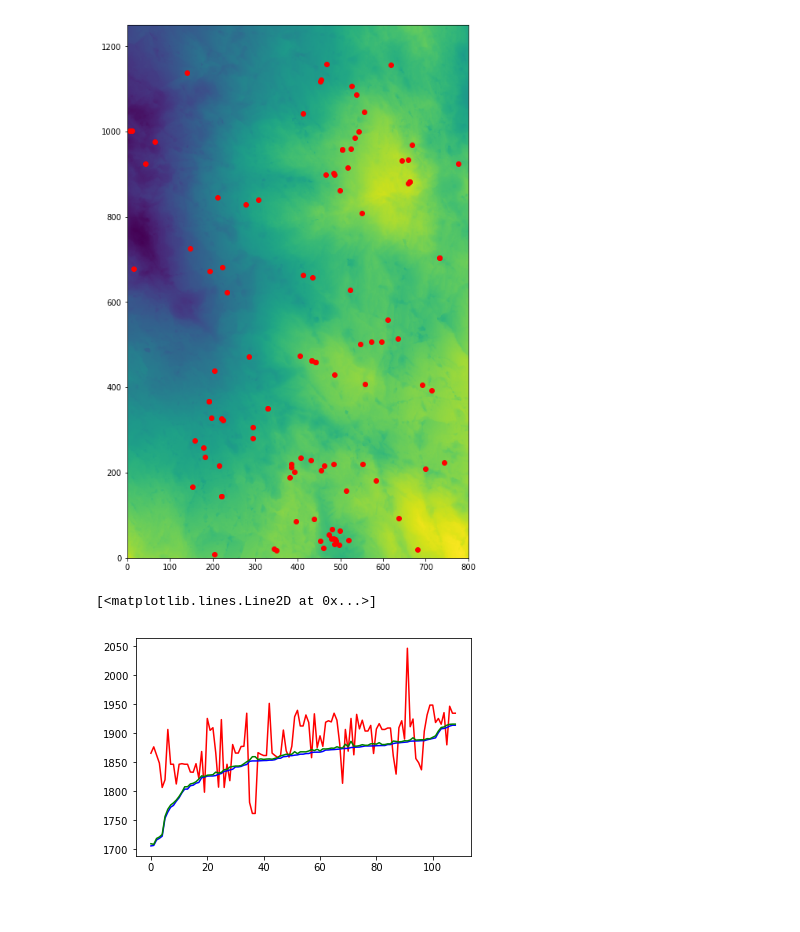
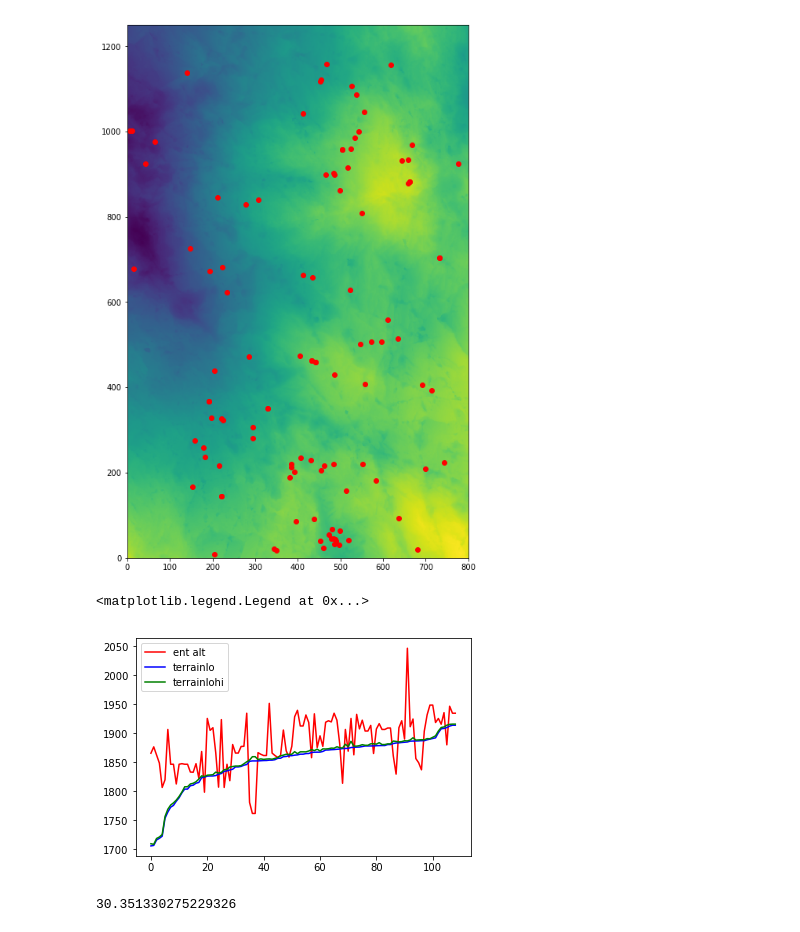
Before and after one commit to goatchurchprime/goatchurchprime.github.io, a Jupyter notebook: Loser1terrain.ipynb, the cells around one changed output. Drawn from its saved outputs; the diff is of its cells as text; code cells hidden in the pictures.

```diff
--- a/Loser1terrain.ipynb
+++ b/Loser1terrain.ipynb
@@ -96,10 +69,16 @@ for name, x, y, alt in ents:
     entst.append((name, x, y, alt)+minmaxalt(r, x, y))
 ents = entst
 # %%
-ents.sort(key=lambda X:X[4])  # ascending altitude
+ents.sort(key=lambda X:X[4])  # ascending terrain altitude
 plt.plot([e[3]  for e in ents], label="ent alt", color="r")
 plt.plot([e[4]  for e in ents], label="terrainlo", color="b")
 plt.plot([e[5]  for e in ents], label="terrainlohi", color="g")
+plt.legend()
 # %% [output]
-[<matplotlib.lines.Line2D at 0x...>]
+<matplotlib.legend.Legend at 0x...>
-[figure, old version]
+[figure, new version]
+# %%
+d = [e[3]-(e[4]+e[5])/2  for e in ents]
+sum(d)/len(d)
+# %% [output]
+30.351330275229326
```
Also changed, not shown: parts of 8 cells of this notebook.
